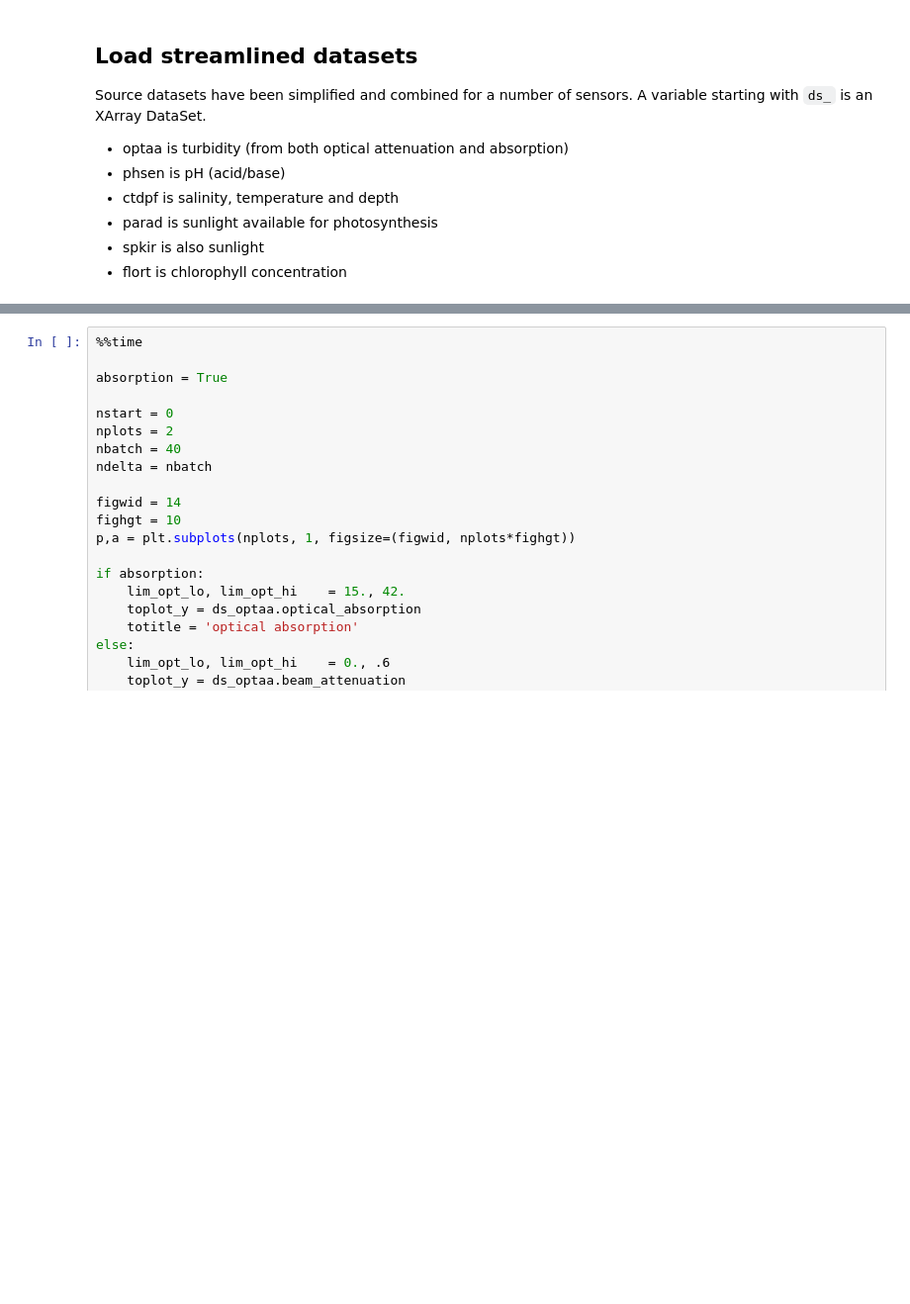
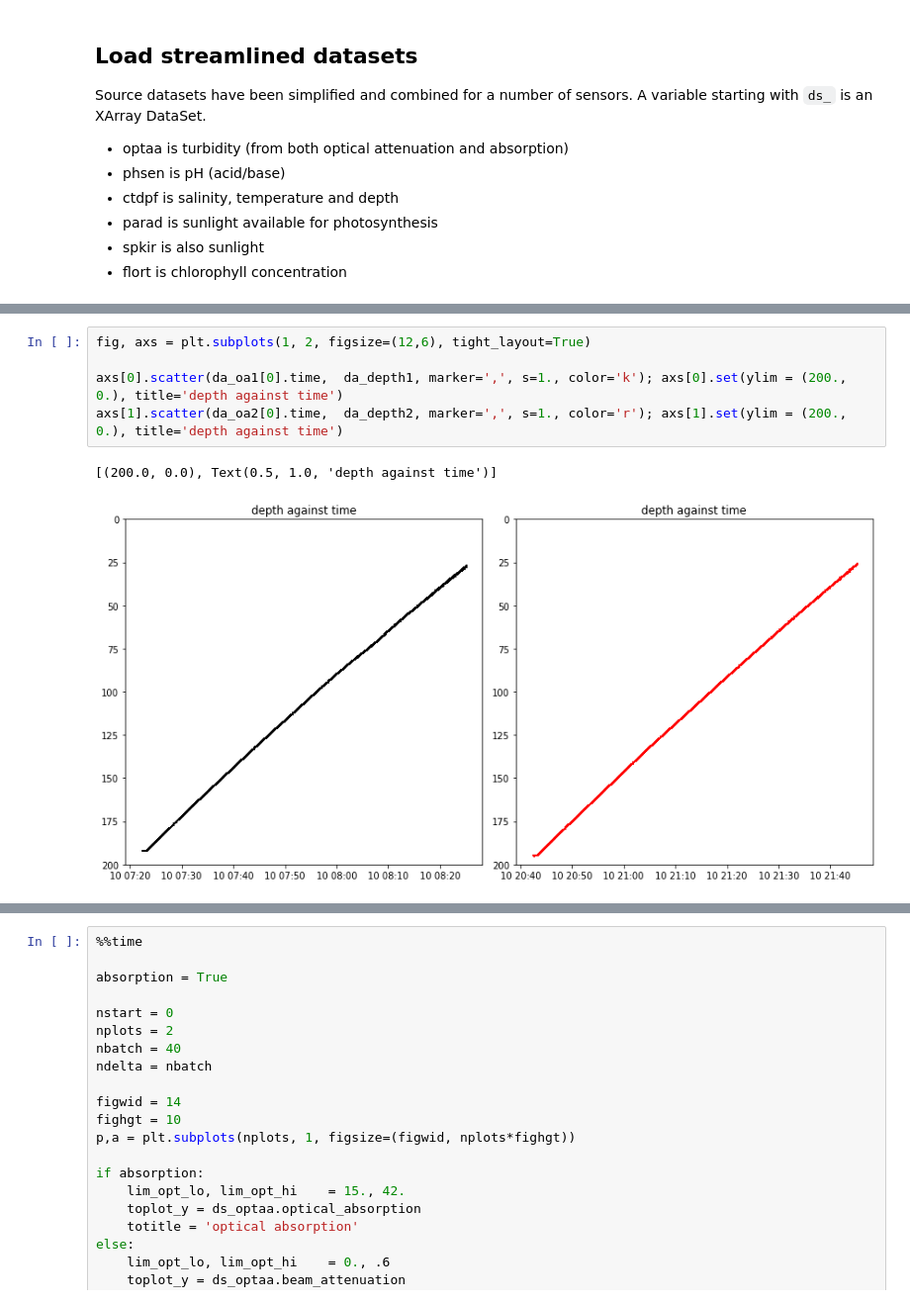
Before and after one commit to robfatland/chlorophyll, a Jupyter notebook: chlorophyll.ipynb, the cells around one changed output, grey strips where cells are left out. Shown at 99% size. Drawn from its saved outputs; the diff is of its cells as text; blank space fills up the shorter version.

```diff
--- a/chlorophyll.ipynb
+++ b/chlorophyll.ipynb
@@ -180,0 +258,8 @@ Coordinates:
+# %%
+fig, axs = plt.subplots(1, 2, figsize=(12,6), tight_layout=True)
+
+axs[0].scatter(da_oa1[0].time,  da_depth1, marker=',', s=1., color='k'); axs[0].set(ylim = (200., 0.), title='depth against time')
+axs[1].scatter(da_oa2[0].time,  da_depth2, marker=',', s=1., color='r'); axs[1].set(ylim = (200., 0.), title='depth against time')
+# %% [output]
+[(200.0, 0.0), Text(0.5, 1.0, 'depth against time')]
+[figure, added]
```
Also changed, not shown: parts of 15 cells of this notebook, 1 other file.
